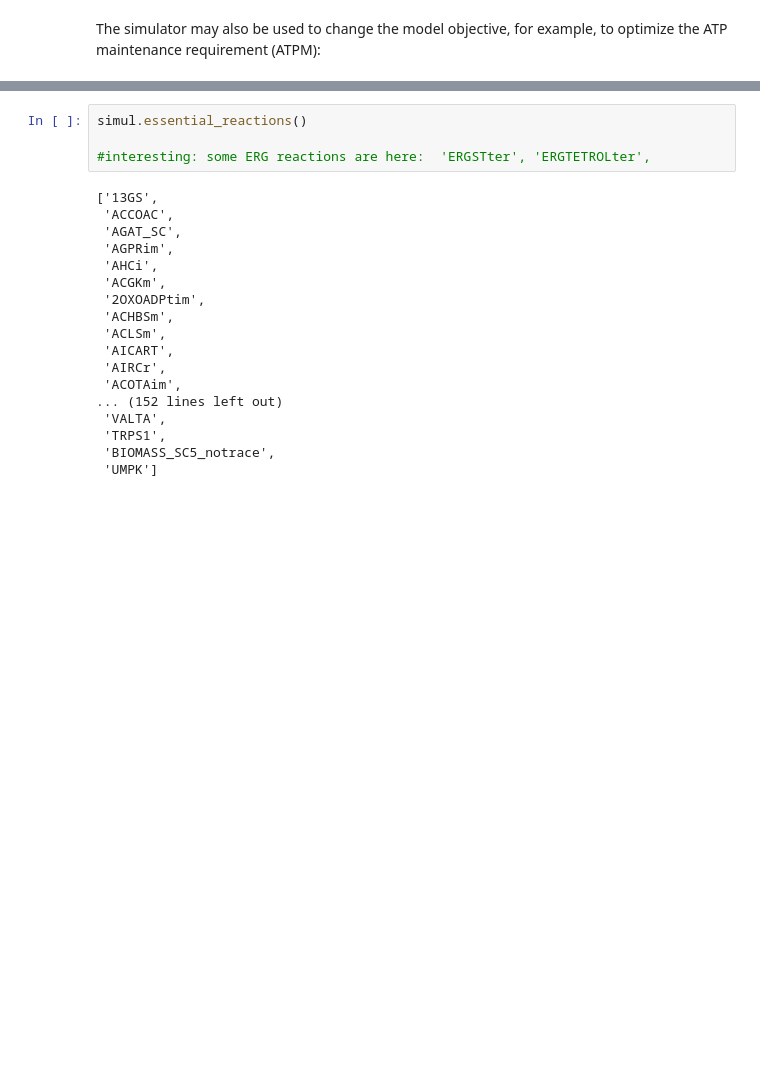
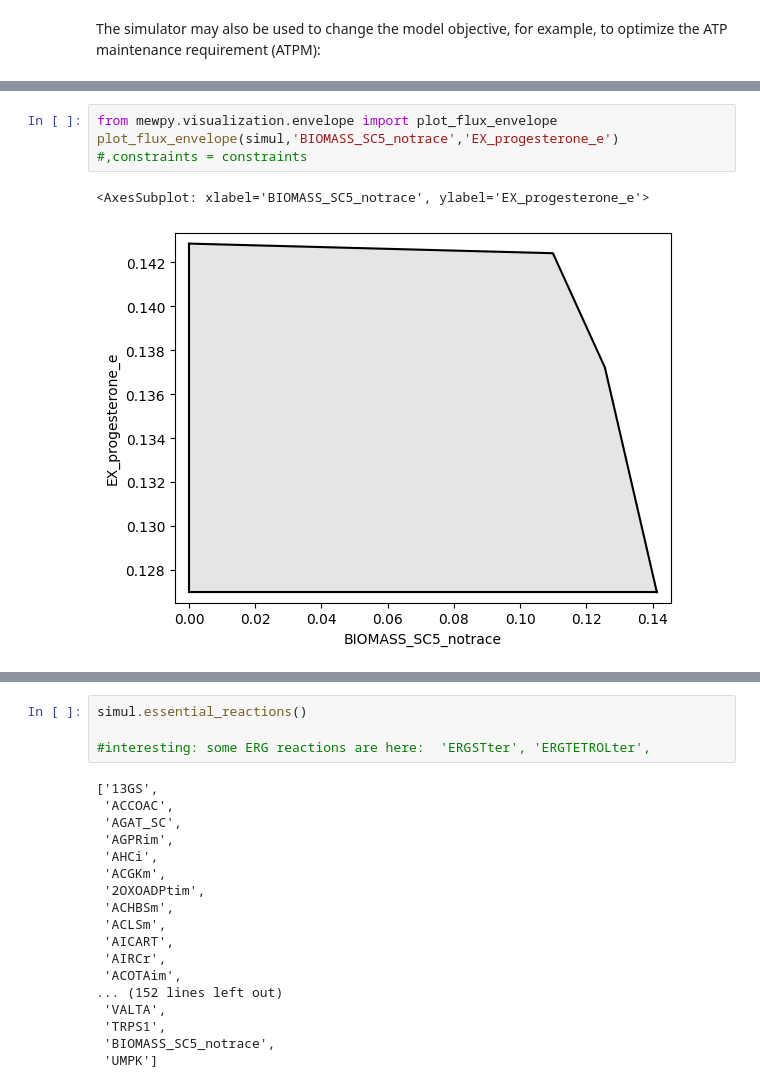
Before and after one commit to 27410/27410-group-assigment-group_3, a Jupyter notebook: misc/Bertram/Test_mewpy.ipynb, the cells around one changed output, grey strips where cells are left out. Drawn from its saved outputs; the diff is of its cells as text; blank space fills up the shorter version.

Commit message:
Deleting files and updating mewpy tests

```diff
--- a/misc/Bertram/Test_mewpy.ipynb
+++ b/misc/Bertram/Test_mewpy.ipynb
@@ -244,0 +298,6 @@ The simulator may also be used to change the model objective, for example, to op
+# %%
+from mewpy.visualization.envelope import plot_flux_envelope
+plot_flux_envelope(simul,'BIOMASS_SC5_notrace','EX_progesterone_e') #,constraints = constraints
+# %% [output]
+<AxesSubplot: xlabel='BIOMASS_SC5_notrace', ylabel='EX_progesterone_e'>
+[figure, added]
```
Also changed, not shown: parts of 42 cells of this notebook, 15 other files.
